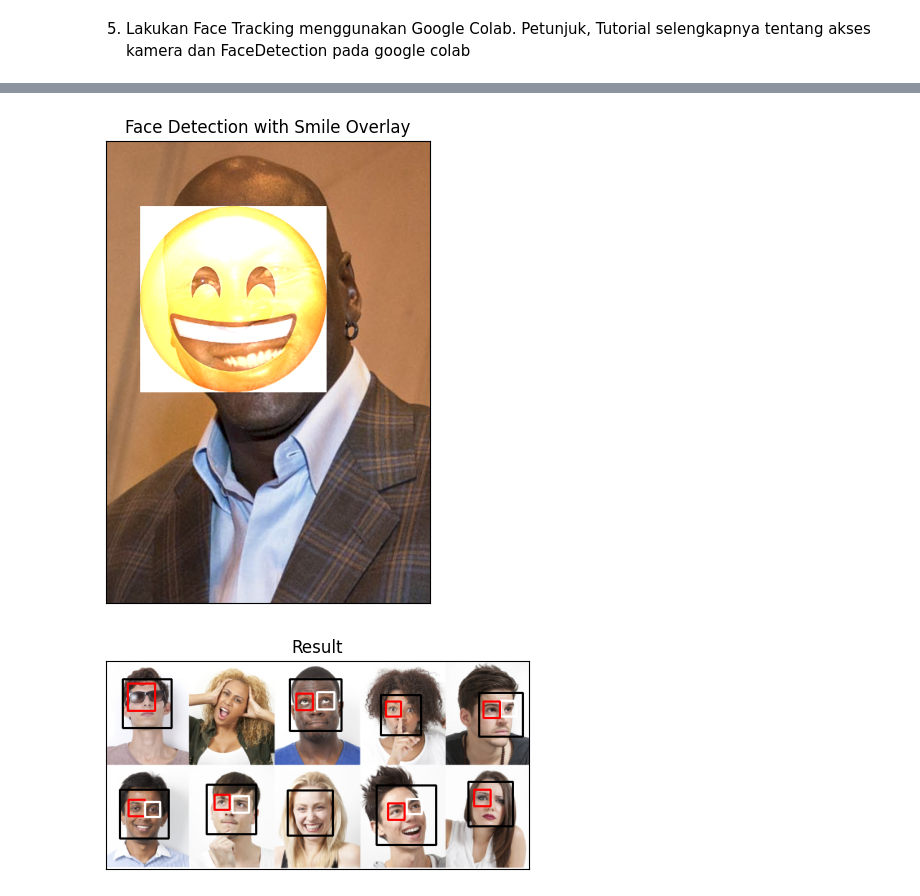
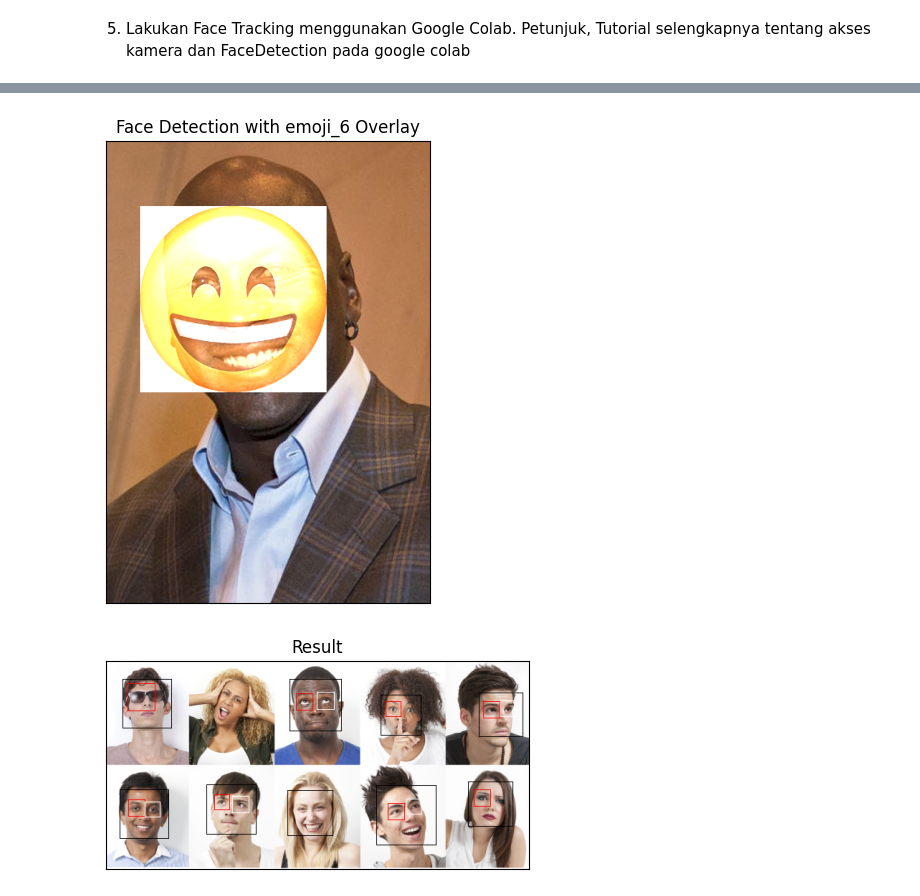
Before and after one commit to kausar-vento/PCVK_Genap_2023, a Jupyter notebook: Minggu 12/Week12.ipynb, the cells around one changed output, grey strips where cells are left out. Drawn from its saved outputs; the diff is of its cells as text; code cells hidden in the pictures.

```diff
--- a/Minggu 12/Week12.ipynb
+++ b/Minggu 12/Week12.ipynb
@@ -291,62 +265,40 @@ Saved to photo.jpg
 # %%
-# Load the cascade
-cascade_wajah = cv.CascadeClassifier('/content/drive/MyDrive/PCVK/Images/haarcascades/haarcascade_frontalface_alt.xml')
+case_wajah = cv.CascadeClassifier('/content/drive/MyDrive/PCVK/Images/haarcascades/haarcascade_frontalface_alt.xml')
+gambar_6 = cv.imread('/content/drive/MyDrive/PCVK/Images/facedet/mjordan.jpg')
+emoji_6 = cv.imread('/content/drive/MyDrive/PCVK/Images/facedet/smile.png', cv.IMREAD_UNCHANGED)
+gray = cv.cvtColor(gambar_6, cv.COLOR_BGR2GRAY)
+faces = case_wajah.detectMultiScale(gray, scaleFactor=1.1, minNeighbors=5)
 
-# Load the images
-img = cv.imread('/content/drive/MyDrive/PCVK/Images/facedet/mjordan.jpg')
-smile = cv.imread('/content/drive/MyDrive/PCVK/Images/facedet/smile.png', cv.IMREAD_UNCHANGED)
+for (x, y, w, h) in faces:
+    emoji_6_resized = cv.resize(emoji_6, (w, h))
+    gambar_6[y:y+h, x:x+w] = cv.addWeighted(gambar_6[y:y+h, x:x+w], 1, emoji_6_resized[:, :, 0:3], 1, 0)
 
-# Convert the images to grayscale
-gray = cv.cvtColor(img, cv.COLOR_BGR2GRAY)
-
-# Detect faces
-faces = cascade_wajah.detectMultiScale(gray, scaleFactor=1.1, minNeighbors=5)
-
-# Draw rectangle around the faces and overlay the smile image
-for (x, y, w, h) in faces:
-    smile_resized = cv.resize(smile, (w, h))
-    img[y:y+h, x:x+w] = cv.addWeighted(img[y:y+h, x:x+w], 1, smile_resized[:, :, 0:3], 1, 0)
-
-# Display the images
 plt.figure(figsize=(12, 6))
-plt.subplot(122), plt.imshow(cv.cvtColor(img, cv.COLOR_BGR2RGB))
-plt.title('Face Detection with Smile Overlay'), plt.xticks([]), plt.yticks([])
+plt.subplot(122), plt.imshow(cv.cvtColor(gambar_6, cv.COLOR_BGR2RGB))
+plt.title('Face Detection with emoji_6 Overlay'), plt.xticks([]), plt.yticks([])
 plt.show()
 # %% [output]
-[figure, old version]
+[figure, new version]
 # %%
-# Load the input image
-input_image = cv.imread('/content/drive/MyDrive/PCVK/Images/facedet/people.jpg')
+gambar_7 = cv.imread('/content/drive/MyDrive/PCVK/Images/facedet/people.jpg')
+gambar_7_grey = cv.cvtColor(gambar_7, cv.COLOR_BGR2GRAY)
+case_7 = cv.CascadeClassifier('/content/drive/MyDrive/PCVK/Images/haarcascades/haarcascade_frontalface_alt.xml')
+face_for = case_7.detectMultiScale(gambar_7_grey, scaleFactor=1.1, minNeighbors=5)
 
-# Convert the image to grayscale
-gray_image = cv.cvtColor(input_image, cv.COLOR_BGR2GRAY)
 
-# Detect faces in the image
-face_cascade = cv.CascadeClassifier('/content/drive/MyDrive/PCVK/Images/haarcascades/haarcascade_frontalface_alt.xml')
-faces = face_cascade.detectMultiScale(gray_image, scaleFactor=1.1, minNeighbors=5)
-
-# Draw bounding boxes for the faces
-for (x, y, w, h) in faces:
-    cv.rectangle(input_image, (x, y), (x+w, y+h), (0, 0, 0), 2)
-
-    # Detect eyes in the face region
-    roi_gray = gray_image[y:y+h, x:x+w]
+for (x, y, w, h) in face_for:
+    cv.rectangle(gambar_7, (x, y), (x+w, y+h), (0, 0, 0), 1)
+    roi_gray = gambar_7_grey[y:y+h, x:x+w]
     eye_cascade = cv.CascadeClassifier('/content/drive/MyDrive/PCVK/Images/haarcascades/haarcascade_eye.xml')
     eyes = eye_cascade.detectMultiScale(roi_gray, scaleFactor=1.1, minNeighbors=5)
+    for (ex, ey, ew, eh) in eyes:
+        cv.rectangle(gambar_7, (x+ex, y+ey), (x+ex+ew, y+ey+eh), (0, 0, 255), 1)
+        if ex + ew/2 > w/2:
+            cv.rectangle(gambar_7, (x+ex, y+ey), (x+ex+ew, y+ey+eh), (255, 255, 255), 1)
 
-    # Draw bounding boxes for the eyes
-    for (ex, ey, ew, eh) in eyes:
-        # Detect the right eye in the face region
-        cv.rectangle(input_image, (x+ex, y+ey), (x+ex+ew, y+ey+eh), (0, 0, 255), 2)
-
-        # Detect the left eye in the face region
-        if ex + ew/2 > w/2:
-            cv.rectangle(input_image, (x+ex, y+ey), (x+ex+ew, y+ey+eh), (255, 255, 255), 2)
-
-# Display the result
 plt.figure(figsize=(12, 6))
-plt.subplot(122), plt.imshow(cv2.cvtColor(input_image, cv2.COLOR_BGR2RGB))
+plt.subplot(122), plt.imshow(cv2.cvtColor(gambar_7, cv2.COLOR_BGR2RGB))
 plt.title('Result'), plt.xticks([]), plt.yticks([])
 plt.show()
 # %% [output]
-[figure, old version]
+[figure, new version]
```
Also changed, not shown: parts of 4 cells of this notebook.
